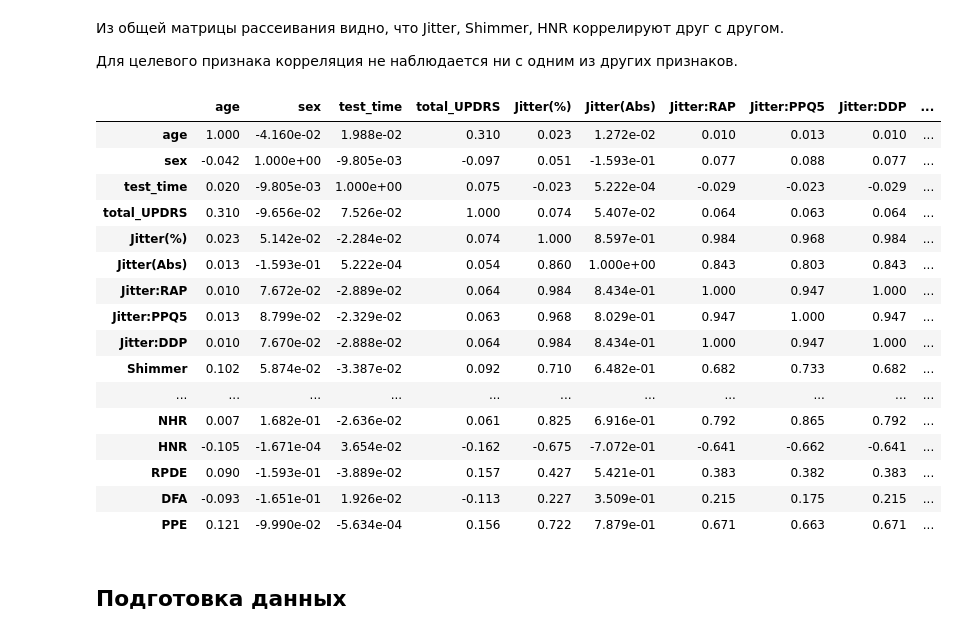
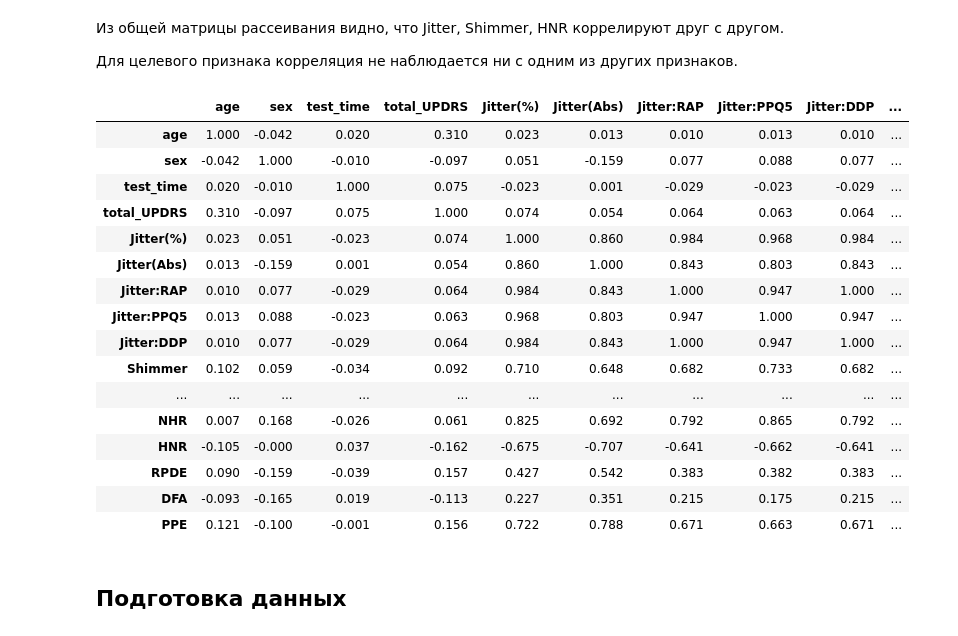
Before and after one commit to v-stv/lab1, a Jupyter notebook: lr1_5.ipynb, the cells around one changed output. Saved outputs shown, nothing was run; the diff lists cells and outputs as text; code cells hidden in the pictures.

```diff
--- a/lr1_5.ipynb
+++ b/lr1_5.ipynb
@@ -242,26 +243,29 @@ array([[<Axes: xlabel='age', ylabel='age'>,
 
 Для целевого признака корреляция не наблюдается ни с одним из других признаков.
 # %%
-corr_matrix = df.iloc[:, 1:].corr() # Вычисляем корреляционную матрицу для всех столбцов DataFrame. Метод corr() рассчитывает коэффициенты корреляции Пирсона между всеми парами признаков.
-corr_matrix
+# Пункт 15: корреляционная матрица (включая total_UPDRS)
+corr_matrix = df.iloc[:, 1:].corr()
+
+# Новый синтаксис: вместо set_precision используем format
+corr_matrix.style.background_gradient(cmap='coolwarm').format(precision=3)
 # %% [output]
 |  | age | sex | test_time | total_UPDRS | Jitter(%) | Jitter(Abs) | Jitter:RAP | Jitter:PPQ5 | Jitter:DDP | ... |
-| age | 1.000 | -4.160e-02 | 1.988e-02 | 0.310 | 0.023 | 1.272e-02 | 0.010 | 0.013 | 0.010 | ... |
-| sex | -0.042 | 1.000e+00 | -9.805e-03 | -0.097 | 0.051 | -1.593e-01 | 0.077 | 0.088 | 0.077 | ... |
-| test_time | 0.020 | -9.805e-03 | 1.000e+00 | 0.075 | -0.023 | 5.222e-04 | -0.029 | -0.023 | -0.029 | ... |
-| total_UPDRS | 0.310 | -9.656e-02 | 7.526e-02 | 1.000 | 0.074 | 5.407e-02 | 0.064 | 0.063 | 0.064 | ... |
-| Jitter(%) | 0.023 | 5.142e-02 | -2.284e-02 | 0.074 | 1.000 | 8.597e-01 | 0.984 | 0.968 | 0.984 | ... |
-| Jitter(Abs) | 0.013 | -1.593e-01 | 5.222e-04 | 0.054 | 0.860 | 1.000e+00 | 0.843 | 0.803 | 0.843 | ... |
-| Jitter:RAP | 0.010 | 7.672e-02 | -2.889e-02 | 0.064 | 0.984 | 8.434e-01 | 1.000 | 0.947 | 1.000 | ... |
-| Jitter:PPQ5 | 0.013 | 8.799e-02 | -2.329e-02 | 0.063 | 0.968 | 8.029e-01 | 0.947 | 1.000 | 0.947 | ... |
-| Jitter:DDP | 0.010 | 7.670e-02 | -2.888e-02 | 0.064 | 0.984 | 8.434e-01 | 1.000 | 0.947 | 1.000 | ... |
-| Shimmer | 0.102 | 5.874e-02 | -3.387e-02 | 0.092 | 0.710 | 6.482e-01 | 0.682 | 0.733 | 0.682 | ... |
+| age | 1.000 | -0.042 | 0.020 | 0.310 | 0.023 | 0.013 | 0.010 | 0.013 | 0.010 | ... |
+| sex | -0.042 | 1.000 | -0.010 | -0.097 | 0.051 | -0.159 | 0.077 | 0.088 | 0.077 | ... |
+| test_time | 0.020 | -0.010 | 1.000 | 0.075 | -0.023 | 0.001 | -0.029 | -0.023 | -0.029 | ... |
+| total_UPDRS | 0.310 | -0.097 | 0.075 | 1.000 | 0.074 | 0.054 | 0.064 | 0.063 | 0.064 | ... |
+| Jitter(%) | 0.023 | 0.051 | -0.023 | 0.074 | 1.000 | 0.860 | 0.984 | 0.968 | 0.984 | ... |
+| Jitter(Abs) | 0.013 | -0.159 | 0.001 | 0.054 | 0.860 | 1.000 | 0.843 | 0.803 | 0.843 | ... |
+| Jitter:RAP | 0.010 | 0.077 | -0.029 | 0.064 | 0.984 | 0.843 | 1.000 | 0.947 | 1.000 | ... |
+| Jitter:PPQ5 | 0.013 | 0.088 | -0.023 | 0.063 | 0.968 | 0.803 | 0.947 | 1.000 | 0.947 | ... |
+| Jitter:DDP | 0.010 | 0.077 | -0.029 | 0.064 | 0.984 | 0.843 | 1.000 | 0.947 | 1.000 | ... |
+| Shimmer | 0.102 | 0.059 | -0.034 | 0.092 | 0.710 | 0.648 | 0.682 | 0.733 | 0.682 | ... |
 | ... | ... | ... | ... | ... | ... | ... | ... | ... | ... | ... |
-| NHR | 0.007 | 1.682e-01 | -2.636e-02 | 0.061 | 0.825 | 6.916e-01 | 0.792 | 0.865 | 0.792 | ... |
-| HNR | -0.105 | -1.671e-04 | 3.654e-02 | -0.162 | -0.675 | -7.072e-01 | -0.641 | -0.662 | -0.641 | ... |
-| RPDE | 0.090 | -1.593e-01 | -3.889e-02 | 0.157 | 0.427 | 5.421e-01 | 0.383 | 0.382 | 0.383 | ... |
-| DFA | -0.093 | -1.651e-01 | 1.926e-02 | -0.113 | 0.227 | 3.509e-01 | 0.215 | 0.175 | 0.215 | ... |
-| PPE | 0.121 | -9.990e-02 | -5.634e-04 | 0.156 | 0.722 | 7.879e-01 | 0.671 | 0.663 | 0.671 | ... |
+| NHR | 0.007 | 0.168 | -0.026 | 0.061 | 0.825 | 0.692 | 0.792 | 0.865 | 0.792 | ... |
+| HNR | -0.105 | -0.000 | 0.037 | -0.162 | -0.675 | -0.707 | -0.641 | -0.662 | -0.641 | ... |
+| RPDE | 0.090 | -0.159 | -0.039 | 0.157 | 0.427 | 0.542 | 0.383 | 0.382 | 0.383 | ... |
+| DFA | -0.093 | -0.165 | 0.019 | -0.113 | 0.227 | 0.351 | 0.215 | 0.175 | 0.215 | ... |
+| PPE | 0.121 | -0.100 | -0.001 | 0.156 | 0.722 | 0.788 | 0.671 | 0.663 | 0.671 | ... |
 # %% [markdown]
 ## Подготовка данных
 # %% [markdown]
```
Also changed, not shown: parts of 28 cells of this notebook.
